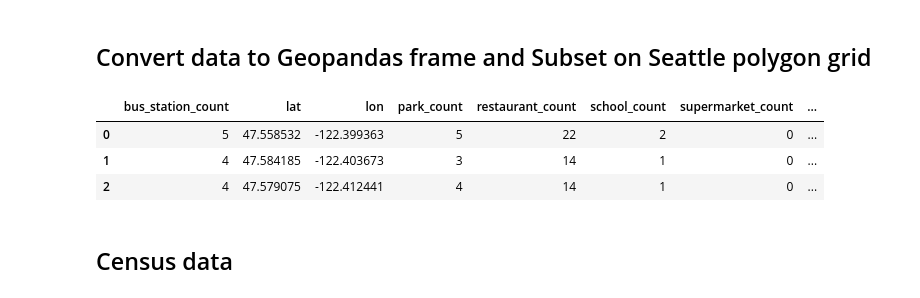
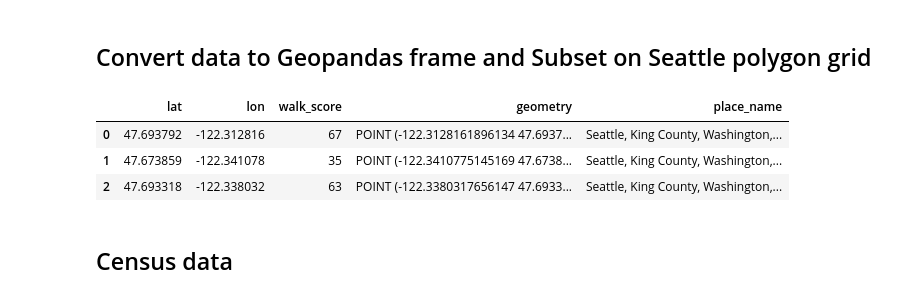
Before and after one commit to perryrjohnson/Walk-Score, a Jupyter notebook: feature engineering.ipynb, the cells around one changed output. Drawn from its saved outputs; the diff is of its cells as text; code cells hidden in the pictures.

```diff
--- a/feature engineering.ipynb
+++ b/feature engineering.ipynb
@@ -39,32 +39,26 @@ sea_resid = sea_rds[sea_rds.highway == 'residential']
 # %%
 ## Import walk_score data, create shapely points, and convert to geopandas dataframe
 walk_df = pd.read_csv('Data/master_walk_score.csv', index_col=0)
 
-
-walk_df = walk_df[features]
-walk_df = walk_df[walk_df['GEOID'] != 'N/A']
-walk_df = walk_df.dropna()
-
-walk_df['GEOID'] = walk_df['GEOID'].astype(int)
 
 
 
 geometry = [Point(xy) for xy in zip(walk_df.lon, walk_df.lat)]
 walk_gdf = gpd.GeoDataFrame(walk_df, geometry=geometry, crs={'init' :'epsg:4326'})
 
 
 #subset walk_score data in Seattle polygon grid
 EDF_points = gpd.sjoin(walk_gdf, Seattle_poly, how="inner", op="intersects")
 EDF_points = EDF_points.rename(index=str)
 
 EDF_points = EDF_points.reset_index(drop=True)
 EDF_points = EDF_points.drop(['index_right', 'bbox_east', 'bbox_north', 'bbox_south', 'bbox_west'], axis=1)
 EDF_points.head(3)
 # %% [output]
-|  | bus_station_count | lat | lon | park_count | restaurant_count | school_count | supermarket_count | ... |
-| 0 | 5 | 47.558532 | -122.399363 | 5 | 22 | 2 | 0 | ... |
-| 1 | 4 | 47.584185 | -122.403673 | 3 | 14 | 1 | 0 | ... |
-| 2 | 4 | 47.579075 | -122.412441 | 4 | 14 | 1 | 0 | ... |
+|  | lat | lon | walk_score | geometry | place_name |
+| 0 | 47.693792 | -122.312816 | 67 | POINT (-122.3128161896134 47.6937... | Seattle, King County, Washington,... |
+| 1 | 47.673859 | -122.341078 | 35 | POINT (-122.3410775145169 47.6738... | Seattle, King County, Washington,... |
+| 2 | 47.693318 | -122.338032 | 63 | POINT (-122.3380317656147 47.6933... | Seattle, King County, Washington,... |
 # %% [markdown]
 ## Census data
 # %%
```
